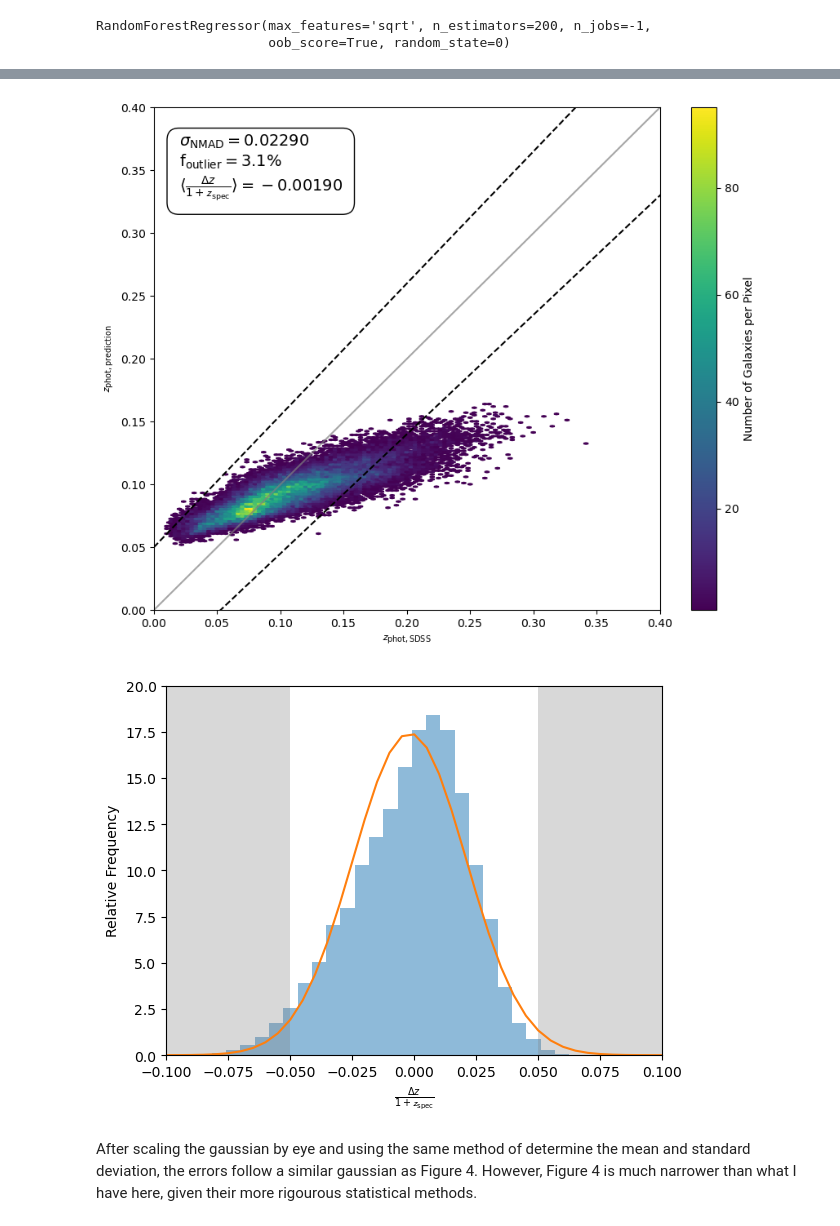
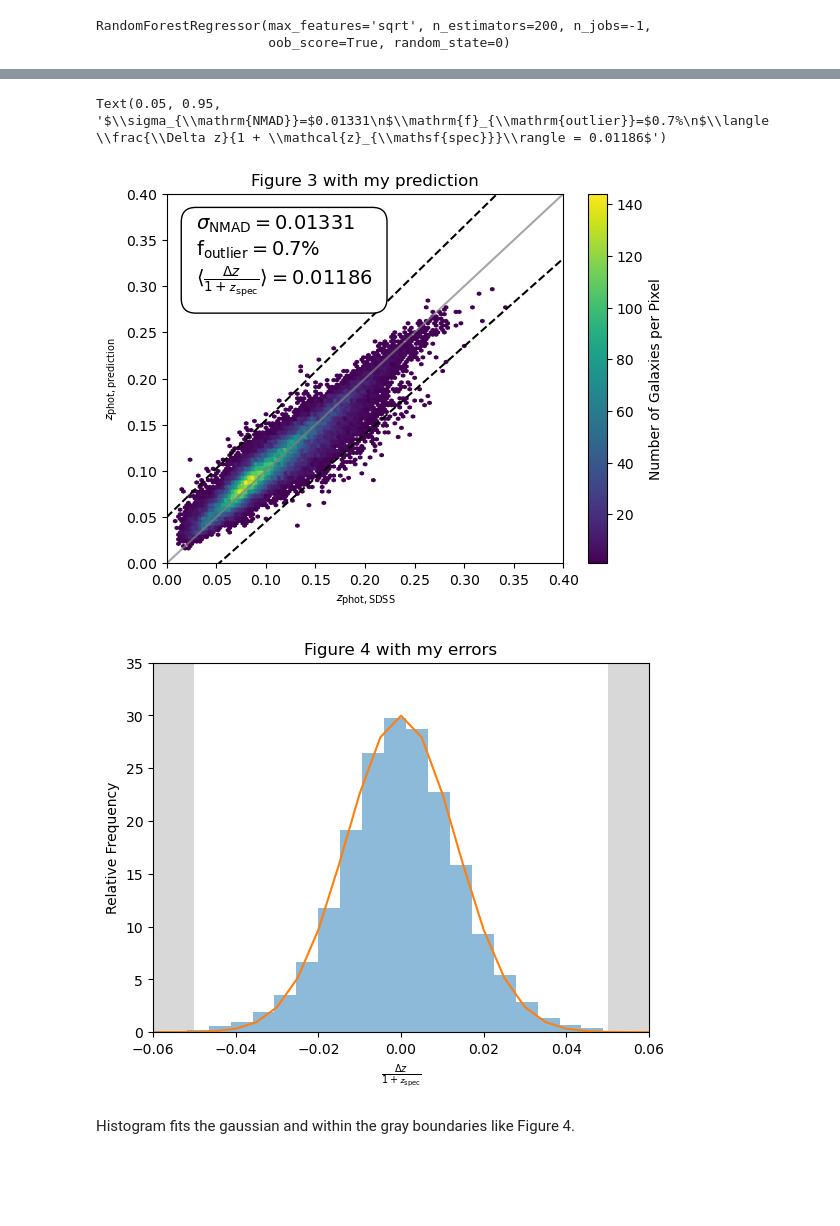
Before and after one commit to gnarayan/ast596_2023_Spring, a Jupyter notebook: homework/HaillePerkins/06/HW06+7.ipynb, the cells around one changed output, grey strips where cells are left out. Cells and saved outputs as stored; diff of their text form; code cells hidden in the pictures; blank space fills up the shorter version.

```diff
--- a/homework/HaillePerkins/06/HW06+7.ipynb
+++ b/homework/HaillePerkins/06/HW06+7.ipynb
@@ -187,13 +193,13 @@ def log_posterior(p):
 import emcee
 import corner
 # %%
-nwalkers = 18 # need more than 2x ndim
+nwalkers = 17 # need more than 2x ndim
 ndim = 8 # mean, 3 offsets, 4 kernel params
-nburn = 500
+nburn = 200
 nsteps = 1000
 sigmas = np.ones(ndim)
 
-guess = [5200, 5600, 5900, 5800, 100, 100, 100, 5]
+guess = [5200, 500, 700, 650, 30, 0, 100, 300]
 p0 = np.array(guess) + 0.1*sigmas*np.random.randn(nwalkers, ndim) # ensures no duplicate values
 sampler = emcee.EnsembleSampler(nwalkers, ndim, log_posterior)
 state = sampler.run_mcmc(p0, nburn)
@@ -234,7 +233,7 @@ I suggest reading through Sec. 2 of the paper to get some sense of what the data
 train_cols = ['dered_petro_u', 'dered_petro_g', 'dered_petro_r', 'dered_petro_i', 'dered_petro_z',\
        'petroMagErr_u', 'petroMagErr_g', 'petroMagErr_r', 'petroMagErr_i', 'petroMagErr_z',\
        'v_disp', 'sersicN_r', 'petroR90_r']
-pred_cols  = ['bestObjID', 'z', 'zErr', 'zphot', 'dzphot']
+pred_cols  = ['z', 'zErr', 'zphot', 'dzphot']
 # %% [markdown]
 ### Q6. Pre-process the data
 
@@ -316 +318,4 @@ plt.show()
+# %%
+train = pd.read_csv("train.csv", index_col=0)
+test = pd.read_csv("test.csv", index_col=0)
 # %%
@@ -325,11 +334,10 @@ Using `n_estimators` (i.e. number of trees) in (5, 20, 50, 200, 500), train a ra
 # %%
-from sklearn.ensemble import RandomForestRegressor
 n_trees = [5, 20, 50, 200, 500]
 
 oobs = np.zeros(len(n_trees))
 forests = pd.DataFrame(columns=train_cols, index=n_trees)
 
-for i, n in enumerate(n_trees):
+for i, n in enumerate(n_trees[:4]):
 
     clf = RandomForestRegressor(n_estimators=n, random_state=0, n_jobs=-1,
                                 max_features='sqrt', oob_score=True)
@@ -419,57 +434,57 @@ pred
 # %%
-fig = plt.figure(figsize=(10, 8))
-ax = fig.add_subplot(111)
-plt.rcParams["text.usetex"] == True
 plt.xlabel(r'$\mathcal{z}_{\mathsf{phot, SDSS}}$')
 plt.ylabel(r'$\mathcal{z}_{\mathsf{phot, prediction}}$')
+plt.title('Figure 3 with my prediction')
 plt.xlim([0, 0.4])
 plt.ylim([0, 0.4])
 
 # plot the hex binned z's
     # my prediction vs sdss prediction
 plt.hexbin(Y_test['zphot'], pred['zphot'], mincnt=1, linewidth=(1,))
 plt.colorbar(label="Number of Galaxies per Pixel")
 
 # add the lines
 z = np.arange(0, 0.5, 0.05)
 plt.plot(z, z, c='gray', alpha=0.7)
 plt.plot(z, -0.05 + 0.95*z,'k--') # |deltaz/1 + zspec| == 0.05
 plt.plot(z, 0.05 + 1.05*z,'k--')  # deltaz = phot - spec
 
 # photo-z evalutation metrics
 test_z = Y_test['zphot'].to_numpy()
 pred_z = pred['zphot'].to_numpy()
 error = pred_z - test_z / (1 + test_z)
 sigma = 1.4826*np.median(np.abs(error - np.median(error)))
 fout = np.count_nonzero(np.abs(error) > 0.05) / len(error)
 
 # add the text box
 textstr = '\n'.join((
     r'$\sigma_{\mathrm{NMAD}}=$'+r'%.5f' % (sigma, ),
     r'$\mathrm{f}_{\mathrm{outlier}}=$' + r'%.1f'% (fout*100, ) + '%',
     r'$\langle \frac{\Delta z}{1 + \mathcal{z}_{\mathsf{spec}}}\rangle = %.5f$' % (np.mean(error), )))
 props = dict(boxstyle='round', facecolor='white', pad=0.75)
-ax.text(0.05, 0.95, textstr, transform=ax.transAxes, fontsize=14,
+plt.text(0.05, 0.95, textstr, transform=ax.transAxes, fontsize=14,
         verticalalignment='top', bbox=props)
-plt.show()
 # %% [output]
+Text(0.05, 0.95, '$\\sigma_{\\mathrm{NMAD}}=$0.01331\n$\\mathrm{f}_{\\mathrm{outlier}}=$0.7%\n$\\langle \\frac{\\Delta z}{1 + \\mathcal{z}_{\\mathsf{spec}}}\\rangle = 0.01186$')
-[figure, old version]
+[figure, new version]
 # %%
 # making figure 4
-plt.hist(error, bins=32, alpha=0.5, density=True) # counted 32 bins in the image
+error_norm = error - np.mean(error)
+plt.hist(error_norm, bins=33, alpha=0.5, density=True) # counted 32 bins in the image
 
 zs = np.arange(-0.15, 0.15, 0.005)
-plt.plot(zs, sts.norm.pdf(zs, loc=np.mean(error), scale=sigma))
+plt.plot(zs, sts.norm.pdf(zs, loc=np.mean(error_norm), scale=sigma))
 
-plt.fill_between((-0.15, -0.05), y1=20, color='gray', alpha=0.3,linewidth=0)
-plt.fill_between((0.05, 0.15), y1=20, color='gray', alpha=0.3,linewidth=0)
+plt.fill_between((-0.15, -0.05), y1=35, color='gray', alpha=0.3,linewidth=0)
+plt.fill_between((0.05, 0.15), y1=35, color='gray', alpha=0.3,linewidth=0)
 
-plt.xlim([-0.1, 0.1])
-plt.ylim([0, 20])
+plt.xlim([-0.06, 0.06])
+plt.ylim([0, 35])
 plt.xlabel(r'$\frac{\Delta z}{1 + \mathcal{z}_{\mathsf{spec}}}$')
 plt.ylabel('Relative Frequency')
+plt.title('Figure 4 with my errors')
 plt.show()
 # %% [output]
-[figure, old version]
+[figure, new version]
-# %% [markdown]
-After scaling the gaussian by eye and using the same method of determine the mean and standard deviation, the errors follow a similar gaussian as Figure 4. However, Figure 4 is much narrower than what I have here, given their more rigourous statistical methods.
+# %% [markdown]
+Histogram fits the gaussian and within the gray boundaries like Figure 4.
```
Also changed, not shown: parts of 28 cells of this notebook, 1 other file.
